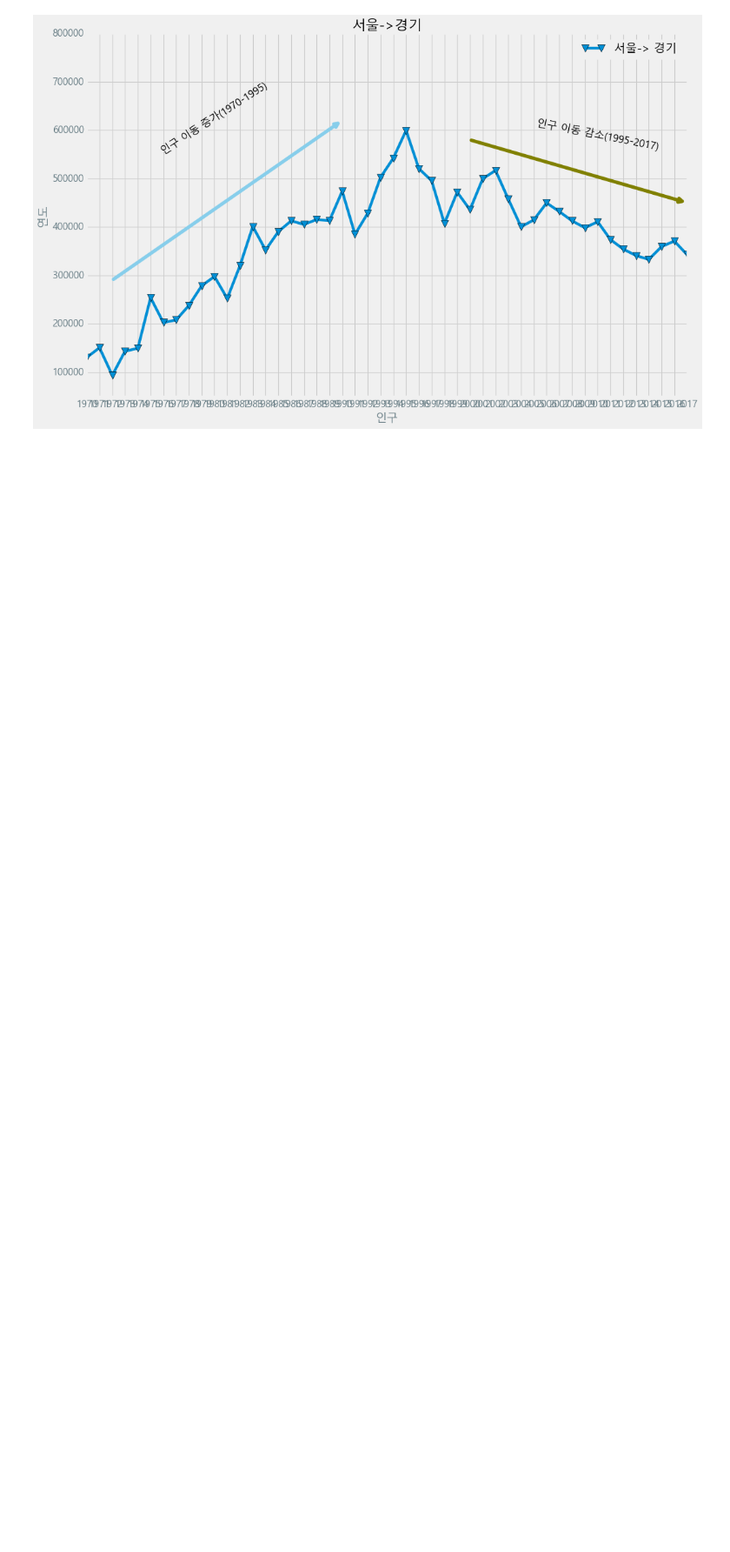
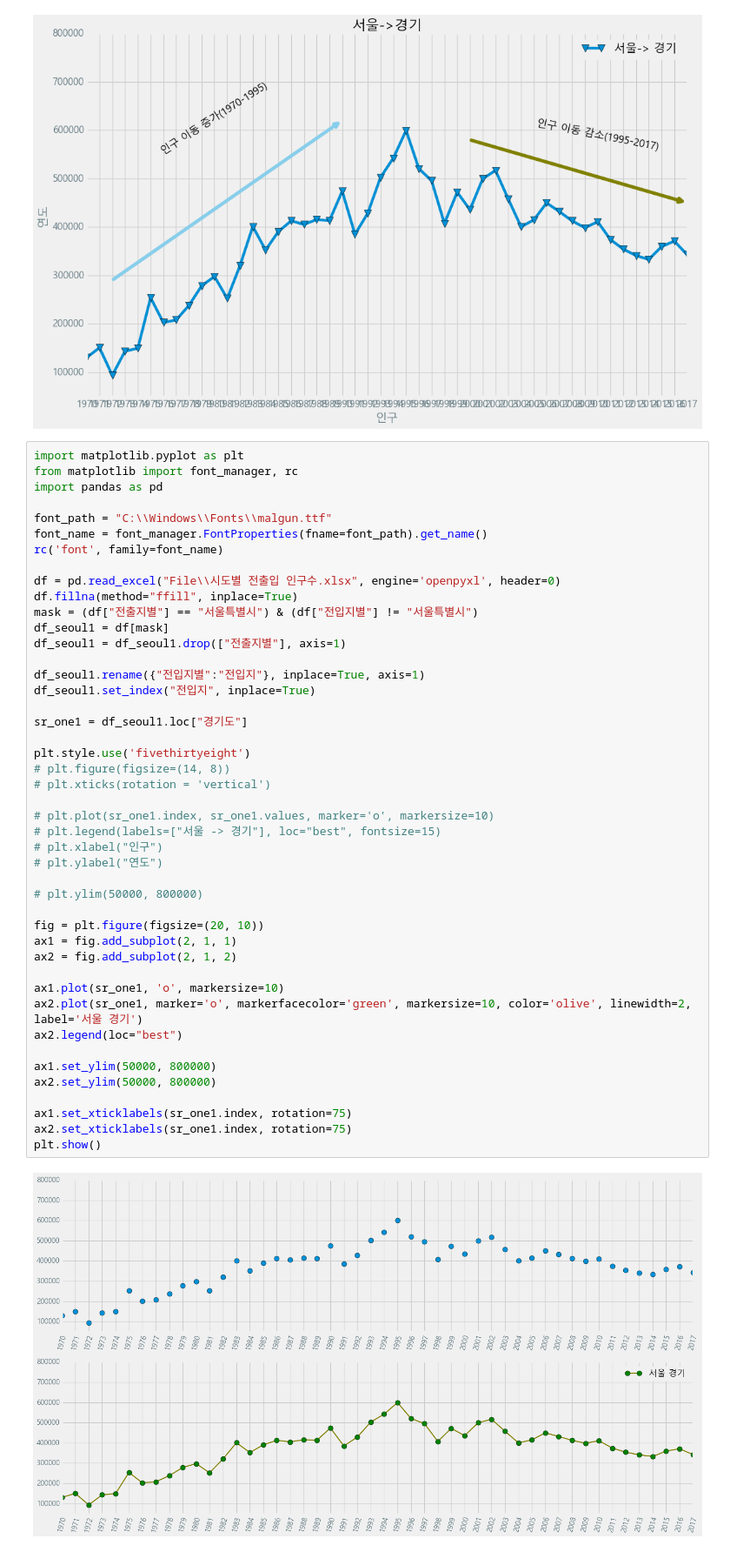
Before and after one commit to JBD-developer/Python_Library, a Jupyter notebook: Pandas/Ex01/Pandas05.ipynb, the cells around one changed output. Shown at 87% size. Drawn from its saved outputs; the diff is of its cells as text; blank space fills up the shorter version.

Commit message:
2022-03-20 Library Pandas Data visualization

```diff
--- a/Pandas/Ex01/Pandas05.ipynb
+++ b/Pandas/Ex01/Pandas05.ipynb
@@ -192,3 +192,50 @@ plt.show()
 
 [17 rows x 50 columns]
 [figure]
+# %%
+import matplotlib.pyplot as plt
+from matplotlib import font_manager, rc
+import pandas as pd
+
+font_path = "C:\\Windows\\Fonts\\malgun.ttf"
+font_name = font_manager.FontProperties(fname=font_path).get_name()
+rc('font', family=font_name)
+
+df = pd.read_excel("File\\시도별 전출입 인구수.xlsx", engine='openpyxl', header=0)
+df.fillna(method="ffill", inplace=True)
+mask = (df["전출지별"] == "서울특별시") & (df["전입지별"] != "서울특별시")
+df_seoul1 = df[mask]
+df_seoul1 = df_seoul1.drop(["전출지별"], axis=1)
+
+df_seoul1.rename({"전입지별":"전입지"}, inplace=True, axis=1)
+df_seoul1.set_index("전입지", inplace=True)
+
+sr_one1 = df_seoul1.loc["경기도"]
+
+plt.style.use('fivethirtyeight')
+# plt.figure(figsize=(14, 8))
+# plt.xticks(rotation = 'vertical')
+
+# plt.plot(sr_one1.index, sr_one1.values, marker='o', markersize=10)
+# plt.legend(labels=["서울 -> 경기"], loc="best", fontsize=15)
+# plt.xlabel("인구")
+# plt.ylabel("연도")
+
+# plt.ylim(50000, 800000)
+
+fig = plt.figure(figsize=(20, 10))
+ax1 = fig.add_subplot(2, 1, 1)
+ax2 = fig.add_subplot(2, 1, 2)
+
+ax1.plot(sr_one1, 'o', markersize=10)
+ax2.plot(sr_one1, marker='o', markerfacecolor='green', markersize=10, color='olive', linewidth=2, label='서울 경기')
+ax2.legend(loc="best")
+
+ax1.set_ylim(50000, 800000)
+ax2.set_ylim(50000, 800000)
+
+ax1.set_xticklabels(sr_one1.index, rotation=75)
+ax2.set_xticklabels(sr_one1.index, rotation=75)
+plt.show()
+# %% [output]
+[figure, added]
```
Also changed, not shown: parts of 2 cells of this notebook.
